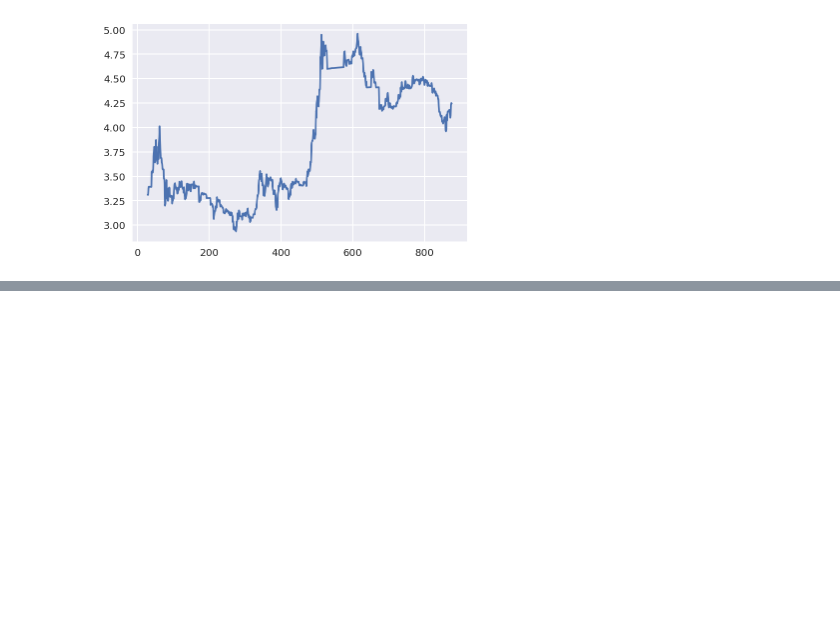
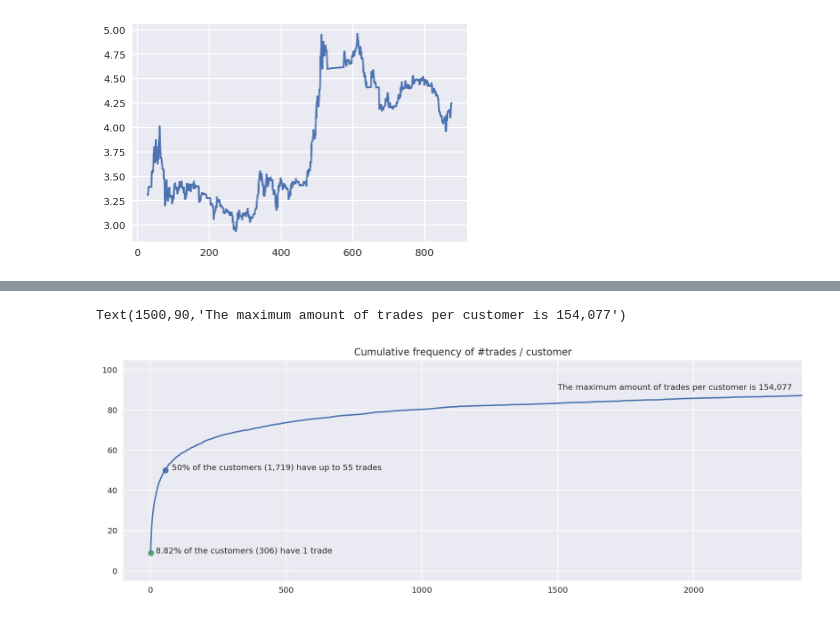
Before and after one commit to Robert-Aduviri/DSG-2018-Qualifiers, a Jupyter notebook: notebooks/robert/RA-01-EDA.ipynb, the cells around one changed output, grey strips where cells are left out. Cells and saved outputs as stored; diff of their text form; code cells hidden in the pictures; blank space fills up the shorter version.

```diff
--- a/notebooks/robert/RA-01-EDA.ipynb
+++ b/notebooks/robert/RA-01-EDA.ipynb
@@ -281,0 +346,15 @@ macro['Swap_CNH30Y'].plot()
+# %%
+trade_counts = trade.groupby('CustomerIdx').size().value_counts().sort_index()
+ax = (trade_counts.cumsum()/trade_counts.sum()*100).plot(figsize=(15,5),
+                            title='Cumulative frequency of #trades / customer')
+ax.set_xlim(left=-100, right=2400)
+ax.set_ylim(bottom=-5)
+ax.scatter(55, 50)
+ax.annotate('50% of the customers (1,719) have up to 55 trades', (80, 50))
+ax.scatter(1, 100*306/3471)
+ax.annotate('8.82% of the customers (306) have 1 trade', (20, 100*306/3471))
+ax.annotate('The maximum amount of trades per customer is 154,077', (1500, 90))
+# Trades count per customer (cum distribution)
+# %% [output]
+Text(1500,90,'The maximum amount of trades per customer is 154,077')
+[figure, added]
```
Also changed, not shown: parts of 23 cells of this notebook, 2 other files.
